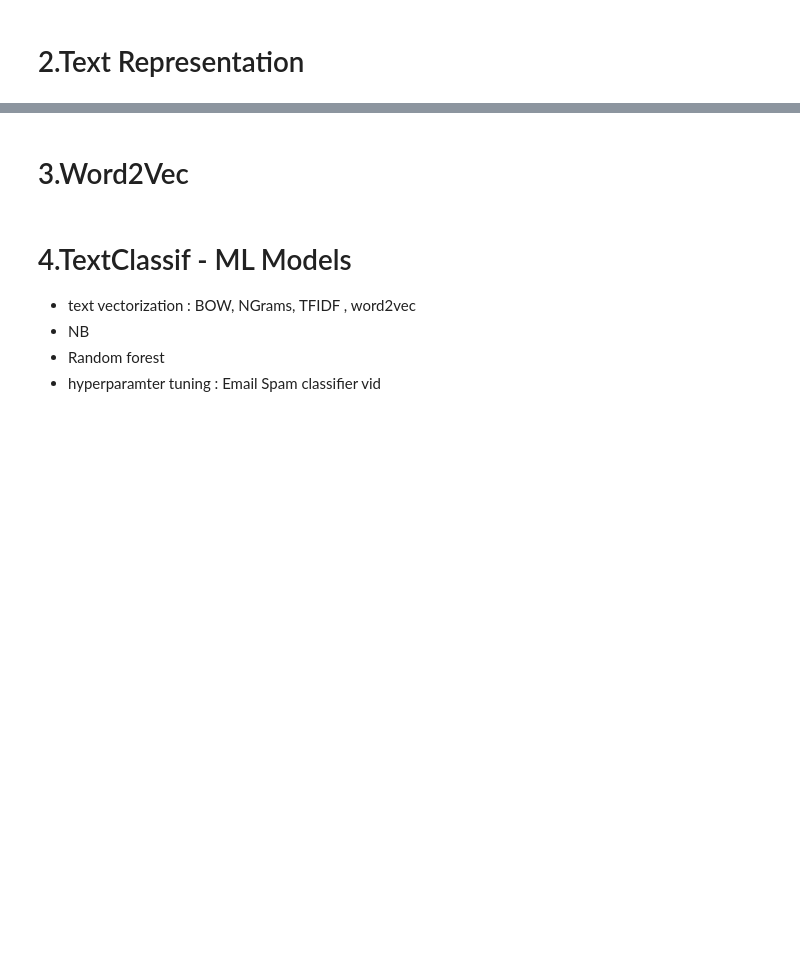
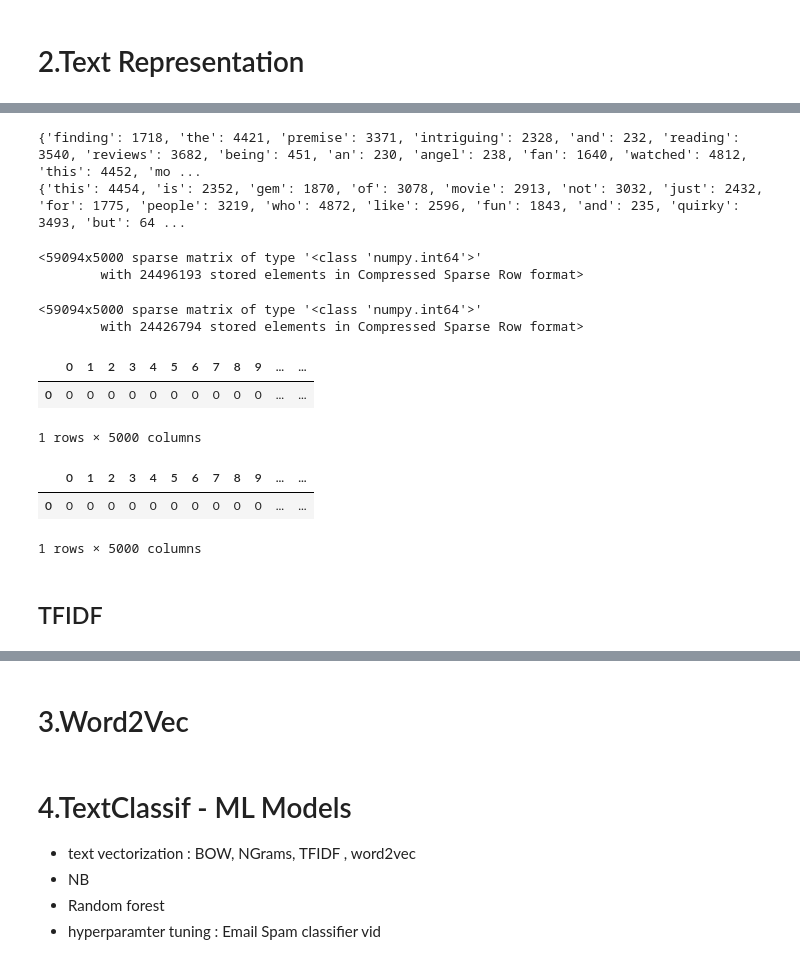
Before and after one commit to Learning2Code75/DLOM, a Jupyter notebook: ML/2_textClassification/try3.ipynb, the cells around one changed output, grey strips where cells are left out. Cells and saved outputs as stored; diff of their text form; code cells hidden in the pictures; blank space fills up the shorter version.

```diff
--- a/ML/2_textClassification/try3.ipynb
+++ b/ML/2_textClassification/try3.ipynb
@@ -387,0 +401,24 @@ word_tokenize(sent1)
+# %%
+from sklearn.feature_extraction.text import CountVectorizer
+cv1 = CountVectorizer(max_features=5000)
+cv2 = CountVectorizer(max_features=5000)
+# %%
+bow_cli = cv1.fit_transform(df['CliChats'])
+bow_sp = cv2.fit_transform(df['SpChats'])
+print(cv1.vocabulary_)
+print(cv2.vocabulary_)
+# %% [output]
+{'finding': 1718, 'the': 4421, 'premise': 3371, 'intriguing': 2328, 'and': 232, 'reading': 3540, 'reviews': 3682, 'being': 451, 'an': 230, 'angel': 238, 'fan': 1640, 'watched': 4812, 'this': 4452, 'mo ...
+{'this': 4454, 'is': 2352, 'gem': 1870, 'of': 3078, 'movie': 2913, 'not': 3032, 'just': 2432, 'for': 1775, 'people': 3219, 'who': 4872, 'like': 2596, 'fun': 1843, 'and': 235, 'quirky': 3493, 'but': 64 ...
+# %%
+bow_cli
+# %% [output]
+<59094x5000 sparse matrix of type '<class 'numpy.int64'>'
+        with 24496193 stored elements in Compressed Sparse Row format>
+# %%
+bow_sp
+# %% [output]
+<59094x5000 sparse matrix of type '<class 'numpy.int64'>'
+        with 24426794 stored elements in Compressed Sparse Row format>
+# %%
+df_bow_cli = pd.DataFrame(bow_cli[0].toarray())
@@ -387,0 +427,14 @@ word_tokenize(sent1)
+# %%
+df_bow_cli.head(2)
+# %% [output]
+|  | 0 | 1 | 2 | 3 | 4 | 5 | 6 | 7 | 8 | 9 | ... | ... |
+| 0 | 0 | 0 | 0 | 0 | 0 | 0 | 0 | 0 | 0 | 0 | ... | ... |
+1 rows × 5000 columns
+# %%
+df_bow_sp.head(2)
+# %% [output]
+|  | 0 | 1 | 2 | 3 | 4 | 5 | 6 | 7 | 8 | 9 | ... | ... |
+| 0 | 0 | 0 | 0 | 0 | 0 | 0 | 0 | 0 | 0 | 0 | ... | ... |
+1 rows × 5000 columns
+# %% [markdown]
+## TFIDF
```
Also changed, not shown: parts of 28 cells of this notebook, 2 other files.
